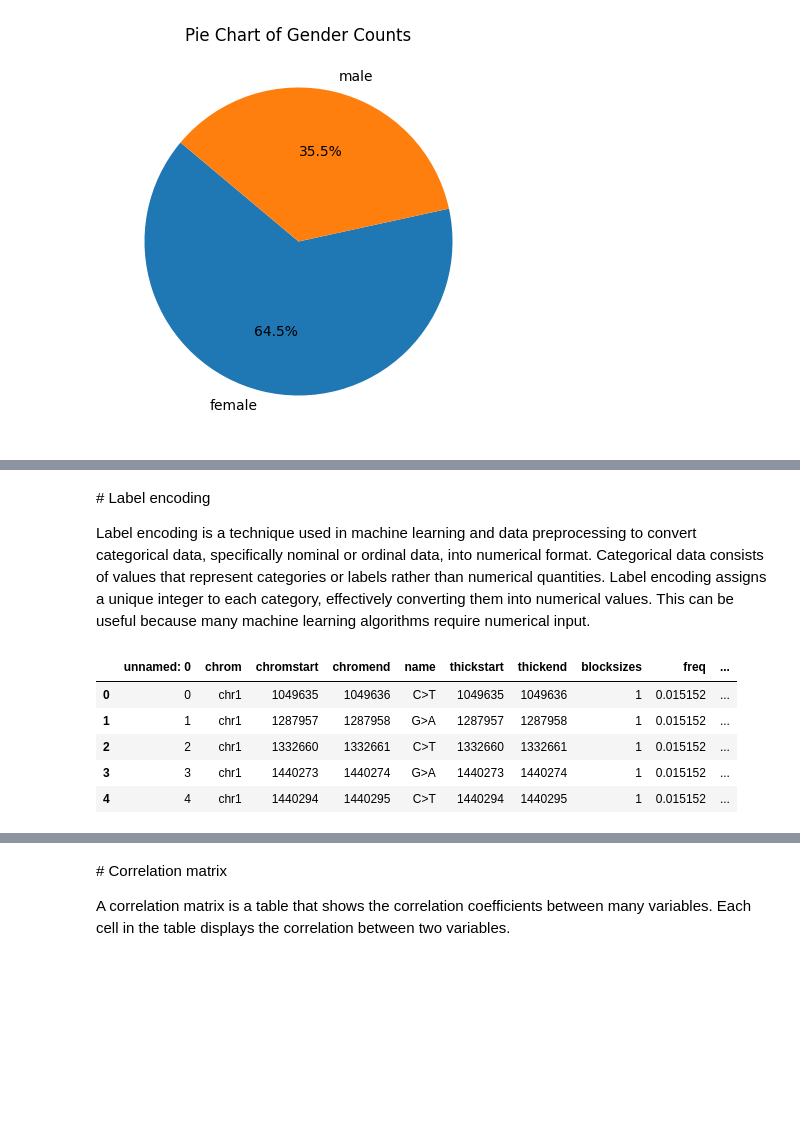
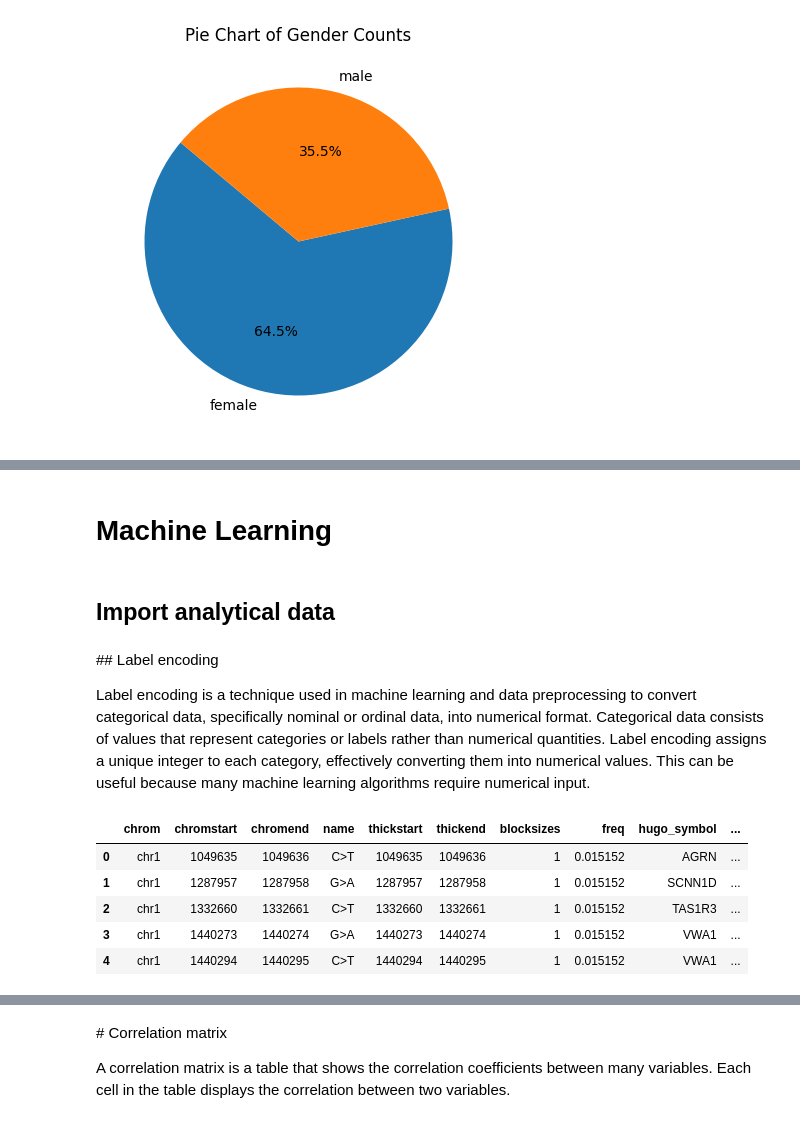
Before and after one commit to shuv50/Cancer-Prediction-Genomes-AzureML, a Jupyter notebook: Cancer_Prediction.ipynb, the cells around one changed output, grey strips where cells are left out. Drawn from its saved outputs; the diff is of its cells as text; code cells hidden in the pictures; blank space fills up the shorter version.

```diff
--- a/Cancer_Prediction.ipynb
+++ b/Cancer_Prediction.ipynb
@@ -413,20 +416,28 @@ plt.show()
+# %% [markdown]
+# Machine Learning
+# %% [markdown]
+## Import analytical data
+# %%
+# Import analytical data
+pan_cancer_df = pd.read_csv('/content/drive/MyDrive/Capstone/pan_cancer_data_analysis.csv')
 # %% [markdown]
-# Label encoding
+## Label encoding
 
 Label encoding is a technique used in machine learning and data preprocessing to convert categorical data, specifically nominal or ordinal data, into numerical format. Categorical data consists of values that represent categories or labels rather than numerical quantities. Label encoding assigns a unique integer to each category, effectively converting them into numerical values. This can be useful because many machine learning algorithms require numerical input.
 # %%
 # Drop 'barcode' column
 pan_cancer_df.drop(columns=['barcode'], inplace=True)
 
-# Check data before encoding
+# Check and copy data before encoding
+pan_cancer_df_tmp = pan_cancer_df
 pan_cancer_df.head()
 # %% [output]
-|  | unnamed: 0 | chrom | chromstart | chromend | name | thickstart | thickend | blocksizes | freq | ... |
-| 0 | 0 | chr1 | 1049635 | 1049636 | C>T | 1049635 | 1049636 | 1 | 0.015152 | ... |
-| 1 | 1 | chr1 | 1287957 | 1287958 | G>A | 1287957 | 1287958 | 1 | 0.015152 | ... |
-| 2 | 2 | chr1 | 1332660 | 1332661 | C>T | 1332660 | 1332661 | 1 | 0.015152 | ... |
-| 3 | 3 | chr1 | 1440273 | 1440274 | G>A | 1440273 | 1440274 | 1 | 0.015152 | ... |
-| 4 | 4 | chr1 | 1440294 | 1440295 | C>T | 1440294 | 1440295 | 1 | 0.015152 | ... |
+|  | chrom | chromstart | chromend | name | thickstart | thickend | blocksizes | freq | hugo_symbol | ... |
+| 0 | chr1 | 1049635 | 1049636 | C>T | 1049635 | 1049636 | 1 | 0.015152 | AGRN | ... |
+| 1 | chr1 | 1287957 | 1287958 | G>A | 1287957 | 1287958 | 1 | 0.015152 | SCNN1D | ... |
+| 2 | chr1 | 1332660 | 1332661 | C>T | 1332660 | 1332661 | 1 | 0.015152 | TAS1R3 | ... |
+| 3 | chr1 | 1440273 | 1440274 | G>A | 1440273 | 1440274 | 1 | 0.015152 | VWA1 | ... |
+| 4 | chr1 | 1440294 | 1440295 | C>T | 1440294 | 1440295 | 1 | 0.015152 | VWA1 | ... |
 # %%
 # Label encoding
 le = LabelEncoder()
```
Also changed, not shown: parts of 48 cells of this notebook.
